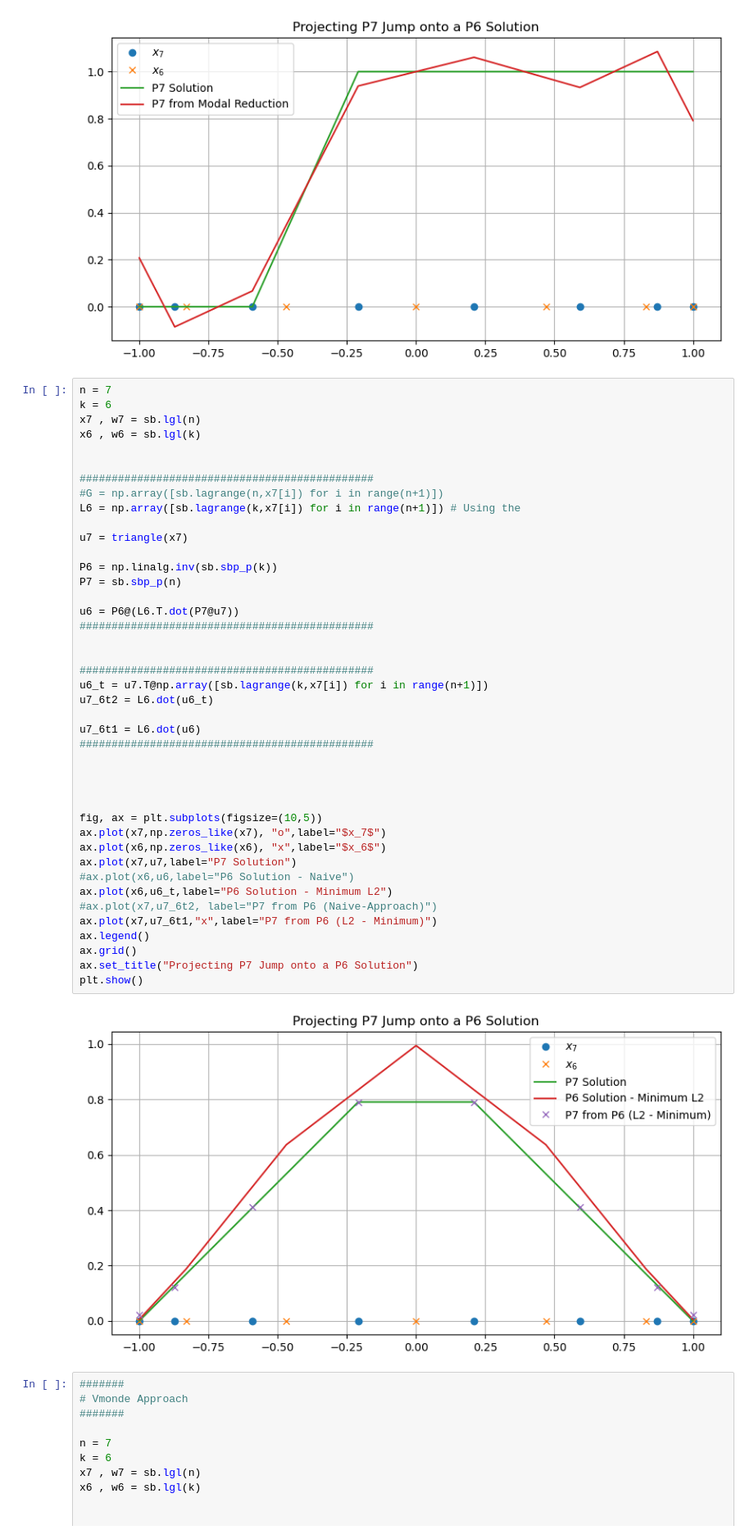
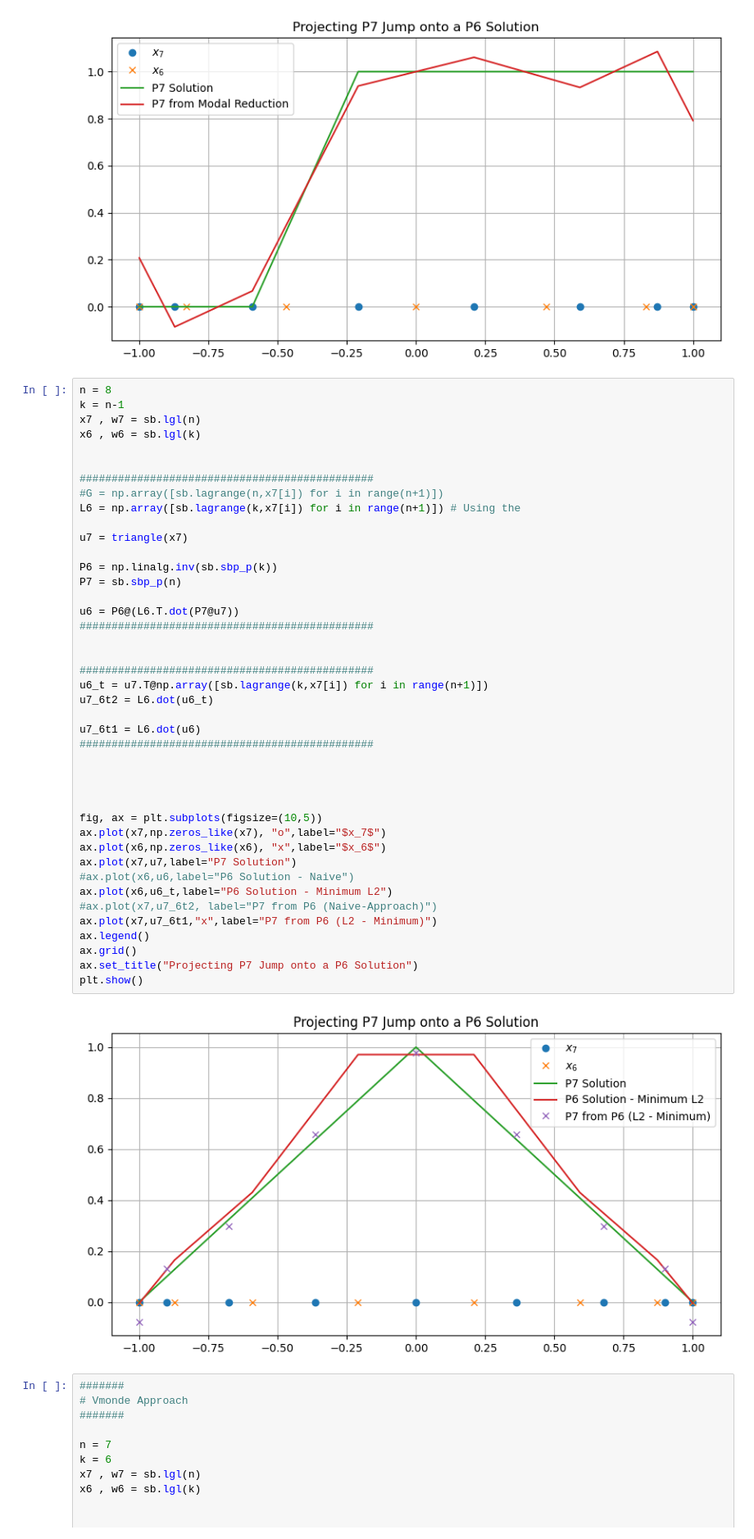
Before and after one commit to AbdulrahmanKT/Shafaq, a Jupyter notebook: Matricies/misc/Numerical_Tests.ipynb, the cells around one changed output. Shown at 82% size. Saved outputs shown, nothing was run; the diff lists cells and outputs as text.

```diff
--- a/Matricies/misc/Numerical_Tests.ipynb
+++ b/Matricies/misc/Numerical_Tests.ipynb
@@ -277,8 +277,8 @@ plt.show()
 # %% [output]
 [figure]
 # %%
-n = 7
-k = 6
+n = 8
+k = n-1
 x7 , w7 = sb.lgl(n)
 x6 , w6 = sb.lgl(k)
 
@@ -292,34 +292,34 @@ u7 = triangle(x7)
 P6 = np.linalg.inv(sb.sbp_p(k))
 P7 = sb.sbp_p(n)
 
 u6 = P6@(L6.T.dot(P7@u7))
 ##############################################
 
 
 ##############################################
 u6_t = u7.T@np.array([sb.lagrange(k,x7[i]) for i in range(n+1)])
 u7_6t2 = L6.dot(u6_t)
 
 u7_6t1 = L6.dot(u6)
 ##############################################
 
 
 
 
 fig, ax = plt.subplots(figsize=(10,5))
 ax.plot(x7,np.zeros_like(x7), "o",label="$x_7$")
 ax.plot(x6,np.zeros_like(x6), "x",label="$x_6$")
 ax.plot(x7,u7,label="P7 Solution")
 #ax.plot(x6,u6,label="P6 Solution - Naive")
 ax.plot(x6,u6_t,label="P6 Solution - Minimum L2")
 #ax.plot(x7,u7_6t2, label="P7 from P6 (Naive-Approach)")
 ax.plot(x7,u7_6t1,"x",label="P7 from P6 (L2 - Minimum)")
 ax.legend()
 ax.grid()
 ax.set_title("Projecting P7 Jump onto a P6 Solution")
 plt.show()
 # %% [output]
-[figure, old version]
+[figure, new version]
 # %%
 #######
 # Vmonde Approach
```
Also changed, not shown: parts of 2 cells of this notebook, 2 other files.
